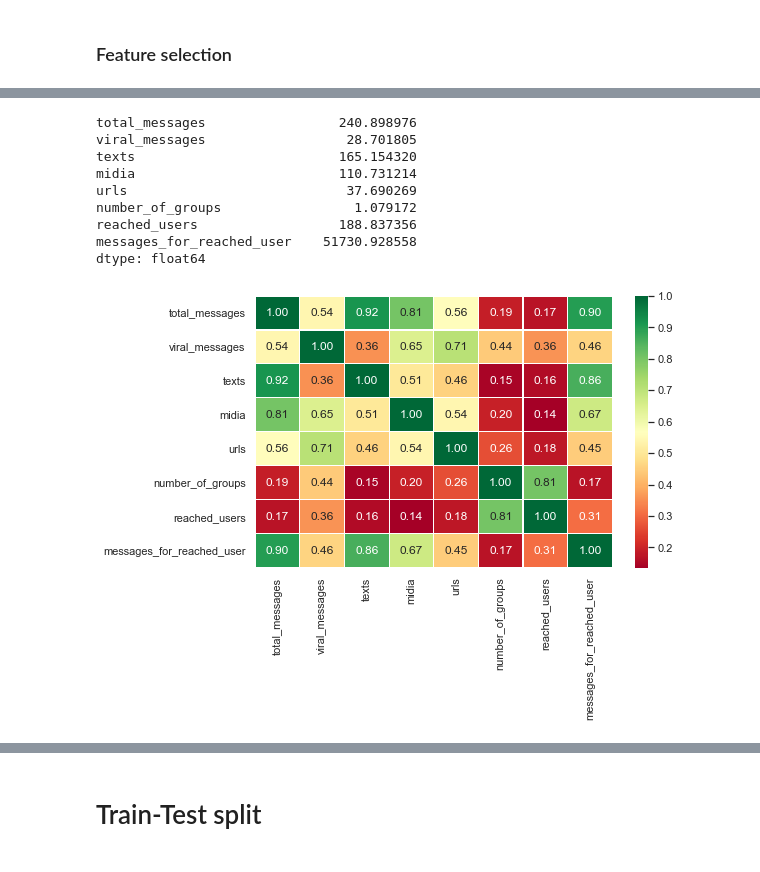
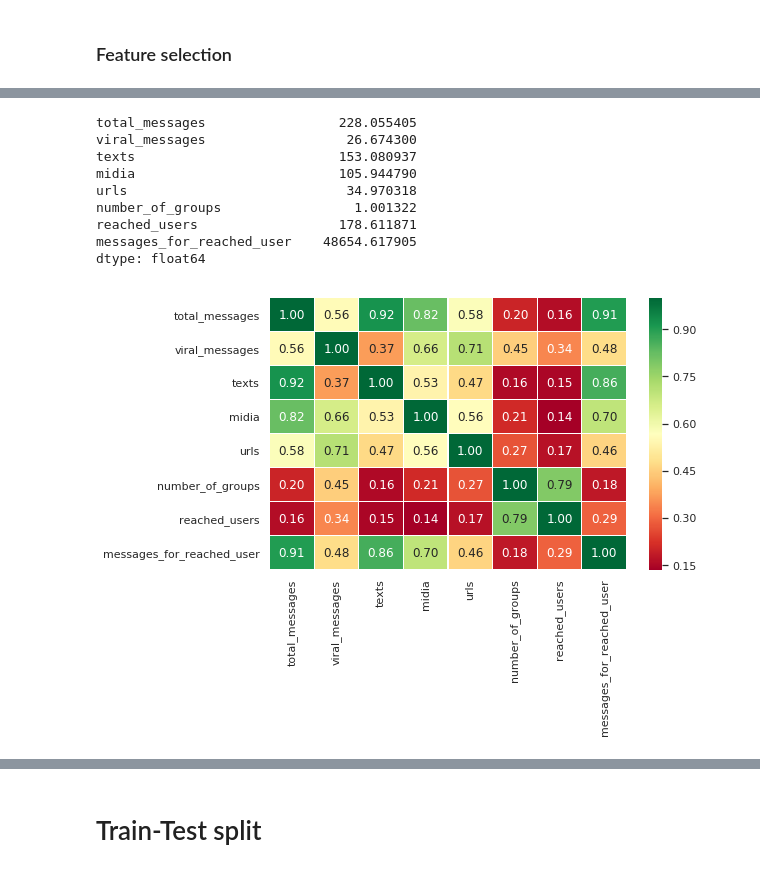
Before and after one commit to cabrau/FakeWhatsApp.Br, a Jupyter notebook: 9.0 user classification.ipynb, the cells around one changed output, grey strips where cells are left out. Saved outputs shown, nothing was run; the diff lists cells and outputs as text; code cells hidden in the pictures.

```diff
--- a/9.0 user classification.ipynb
+++ b/9.0 user classification.ipynb
@@ -300,8 +306,8 @@ Index(['id', 'total_messages', 'viral_messages', 'texts', 'midia', 'urls',
       dtype='object')
 # %%
 # user data
-df_active_users = df_users[df_users['total_messages'] >= 50]
+df_active_users = df_users[df_users['texts'] >= 20]
 user_features = ['total_messages', 'viral_messages', 'texts', 'midia', 'urls',
                  'number_of_groups', 'reached_users', 'messages_for_reached_user']
-X_user = df_active_users[user_features]
+X = df_active_users[user_features]
 y = df_active_users['malicious']
@@ -326,26 +332,26 @@ X_user
 # %%
-# univariate
-X_user.std()
+# univariate analysis
+X.std()
 # %% [output]
-total_messages                 240.898976
-viral_messages                  28.701805
-texts                          165.154320
-midia                          110.731214
-urls                            37.690269
-number_of_groups                 1.079172
-reached_users                  188.837356
-messages_for_reached_user    51730.928558
+total_messages                 228.055405
+viral_messages                  26.674300
+texts                          153.080937
+midia                          105.944790
+urls                            34.970318
+number_of_groups                 1.001322
+reached_users                  178.611871
+messages_for_reached_user    48654.617905
 dtype: float64
 # %%
 #get correlations of each features in dataset
-corrmat = X_user.corr()
+corrmat = X.corr()
 top_corr_features = corrmat.index
 plt.figure(figsize=(8,5))
 #plot heat map
 # sns.heatmap(df_similar, annot=True, fmt='.2f', linewidths=.1)
-g=sns.heatmap(X_user[top_corr_features].corr(),annot=True, fmt='.2f', linewidths=.1,cmap="RdYlGn")
+g=sns.heatmap(X[top_corr_features].corr(),annot=True, fmt='.2f', linewidths=.1,cmap="RdYlGn")
 # %% [output]
-[figure, old version]
+[figure, new version]
 # %%
 # feature importance
 
```
Also changed, not shown: parts of 22 cells of this notebook, 6 other files.
